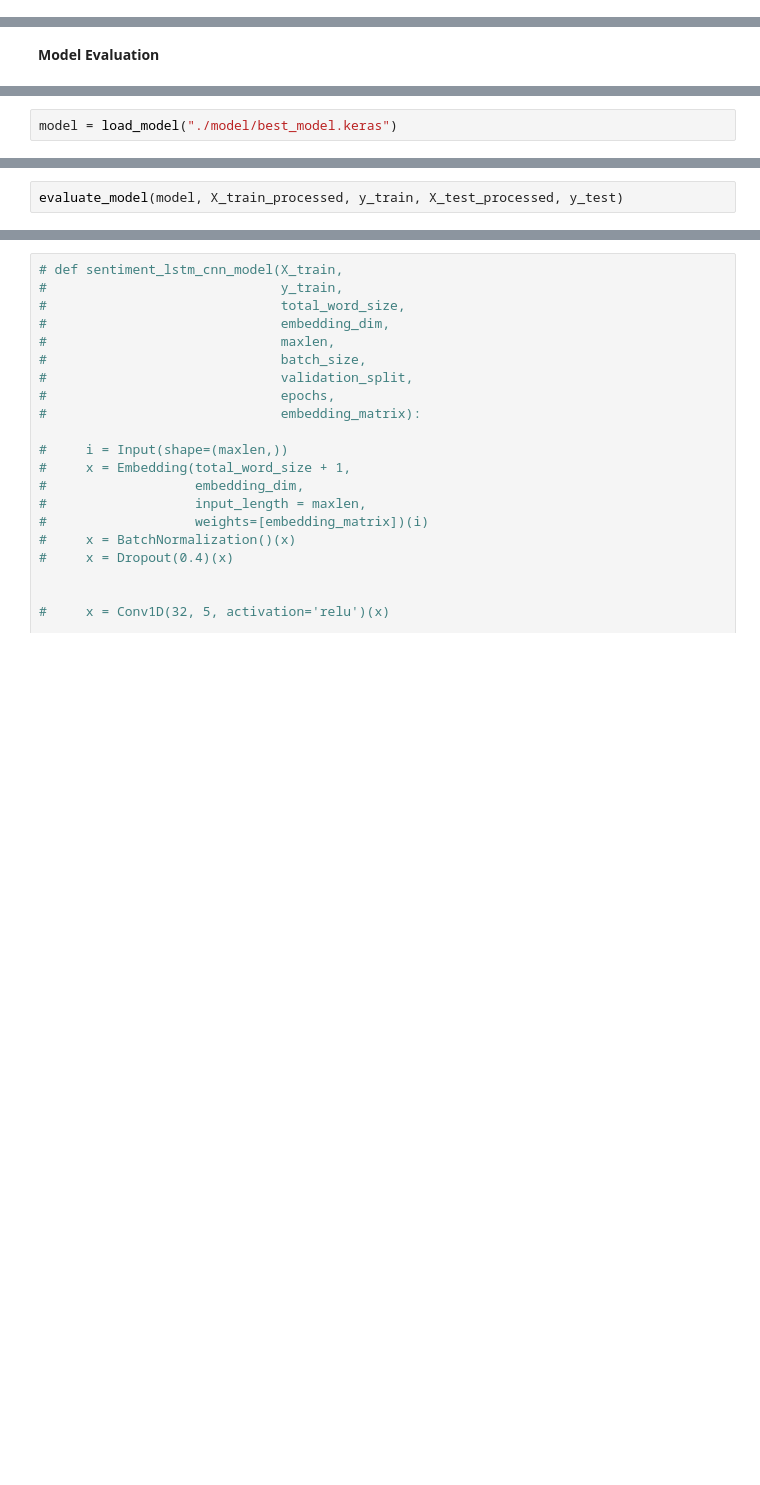
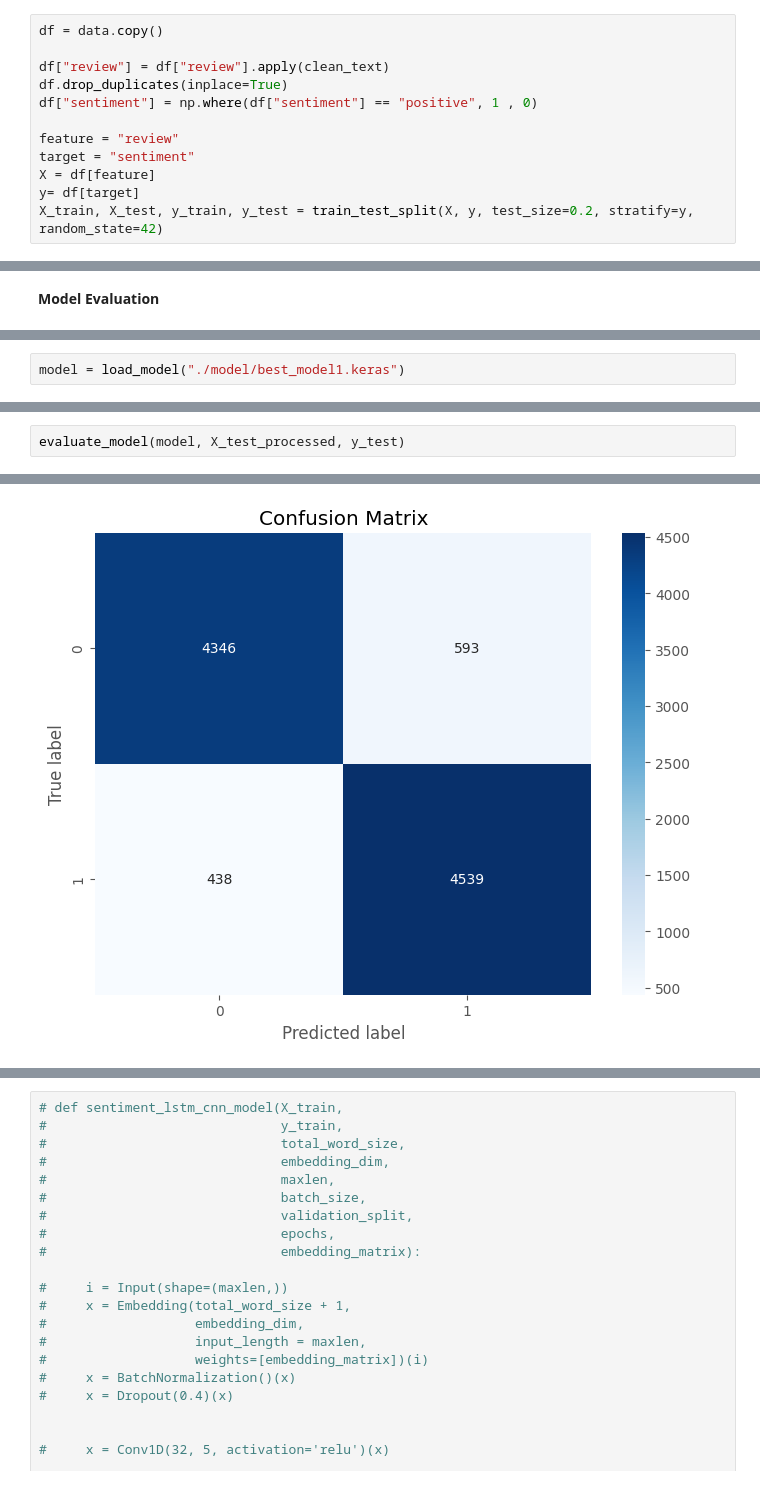
Before and after one commit to kanitvural/evolution_of_sentiment_analysis_using_imdb_dataset, a Jupyter notebook: imdb_sentiment_analysis.ipynb, the cells around one changed output, grey strips where cells are left out. Drawn from its saved outputs; the diff is of its cells as text; blank space fills up the shorter version.

```diff
--- a/imdb_sentiment_analysis.ipynb
+++ b/imdb_sentiment_analysis.ipynb
@@ -566,3 +590,15 @@ result_df
+# %%
+df = data.copy()
+
+df["review"] = df["review"].apply(clean_text)
+df.drop_duplicates(inplace=True)
+df["sentiment"] = np.where(df["sentiment"] == "positive", 1 , 0)
+
+feature = "review"
+target = "sentiment"
+X = df[feature]
+y= df[target]
+X_train, X_test, y_train, y_test = train_test_split(X, y, test_size=0.2, stratify=y, random_state=42)
 # %% [markdown]
 **Tokenization**
 
@@ -686,2 +720,2 @@ plot_training_history(result)
 # %%
-model = load_model("./model/best_model.keras")
+model = load_model("./model/best_model1.keras")
@@ -740,2 +722,3 @@ def evaluate_model(model, X_train, y_train, X_test, y_test) -> None:
 # %%
-evaluate_model(model, X_train_processed, y_train, X_test_processed, y_test)
+evaluate_model(model, X_test_processed, y_test)
+# %% [output]
@@ -741,0 +728 @@ evaluate_model(model, X_train_processed, y_train, X_test_processed, y_test)
+[figure, added]
```
Also changed, not shown: parts of 27 cells of this notebook, 5 other files.
